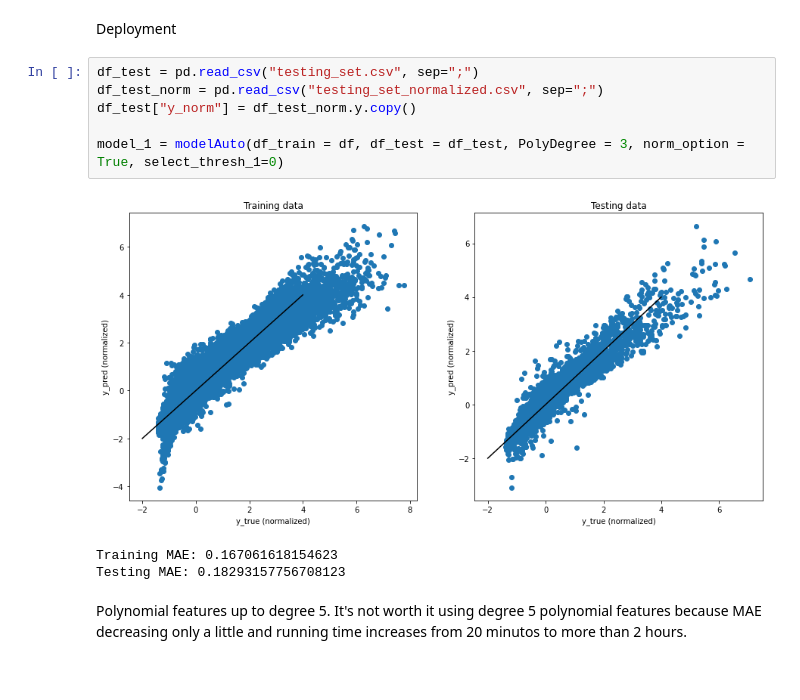
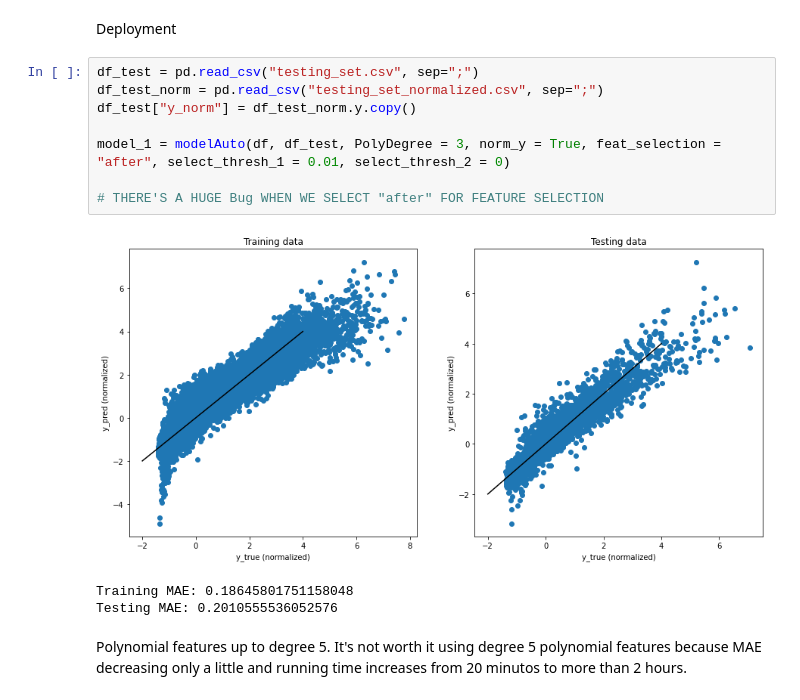
Before and after one commit to mishasilva01/FAA_project2, a Jupyter notebook: script.ipynb, the cells around one changed output. Saved outputs shown, nothing was run; the diff lists cells and outputs as text.

```diff
--- a/script.ipynb
+++ b/script.ipynb
@@ -584,12 +597,14 @@ Deployment
 # %%
 df_test = pd.read_csv("testing_set.csv", sep=";")
 df_test_norm = pd.read_csv("testing_set_normalized.csv", sep=";")
 df_test["y_norm"] = df_test_norm.y.copy()
 
-model_1 = modelAuto(df_train = df, df_test = df_test, PolyDegree = 3, norm_option = True, select_thresh_1=0)
+model_1 = modelAuto(df, df_test, PolyDegree = 3, norm_y = True, feat_selection = "after", select_thresh_1 = 0.01, select_thresh_2 = 0)
+
+# THERE'S A HUGE Bug WHEN WE SELECT "after" FOR FEATURE SELECTION
 # %% [output]
-[figure, old version]
+[figure, new version]
-Training MAE: 0.167061618154623
-Testing MAE: 0.18293157756708123
+Training MAE: 0.18645801751158048
+Testing MAE: 0.2010555536052576
 # %% [markdown]
 Polynomial features up to degree 5. It's not worth it using degree 5 polynomial features because MAE decreasing only a little and running time increases from 20 minutos to more than 2 hours.
```
Also changed, not shown: parts of 2 cells of this notebook.
